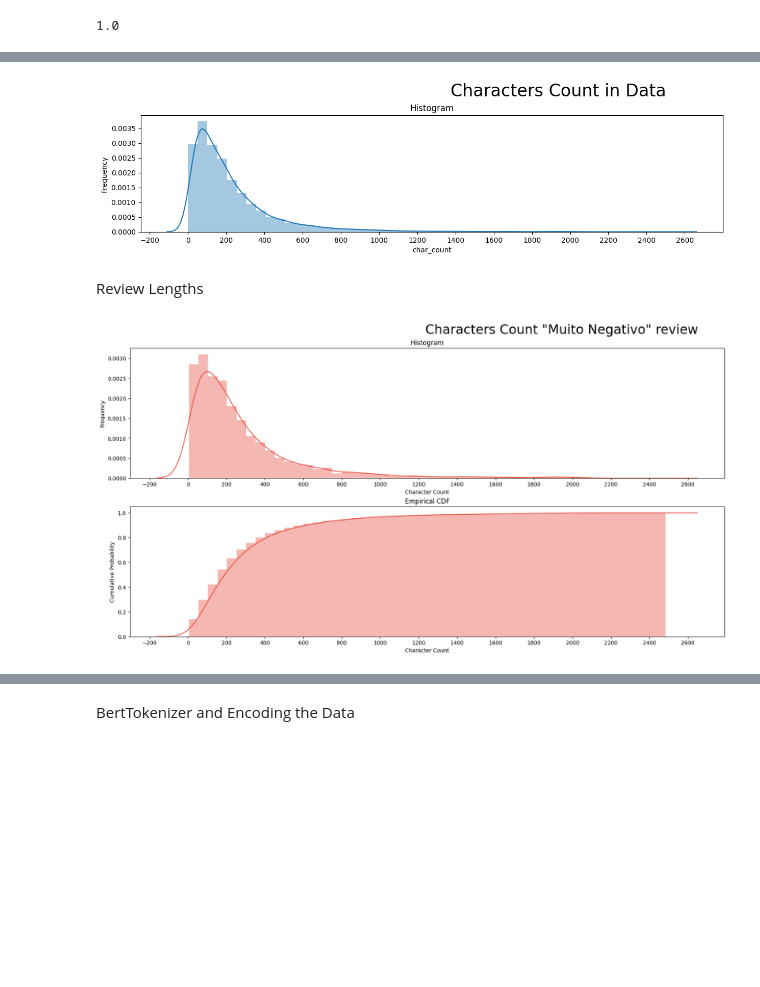
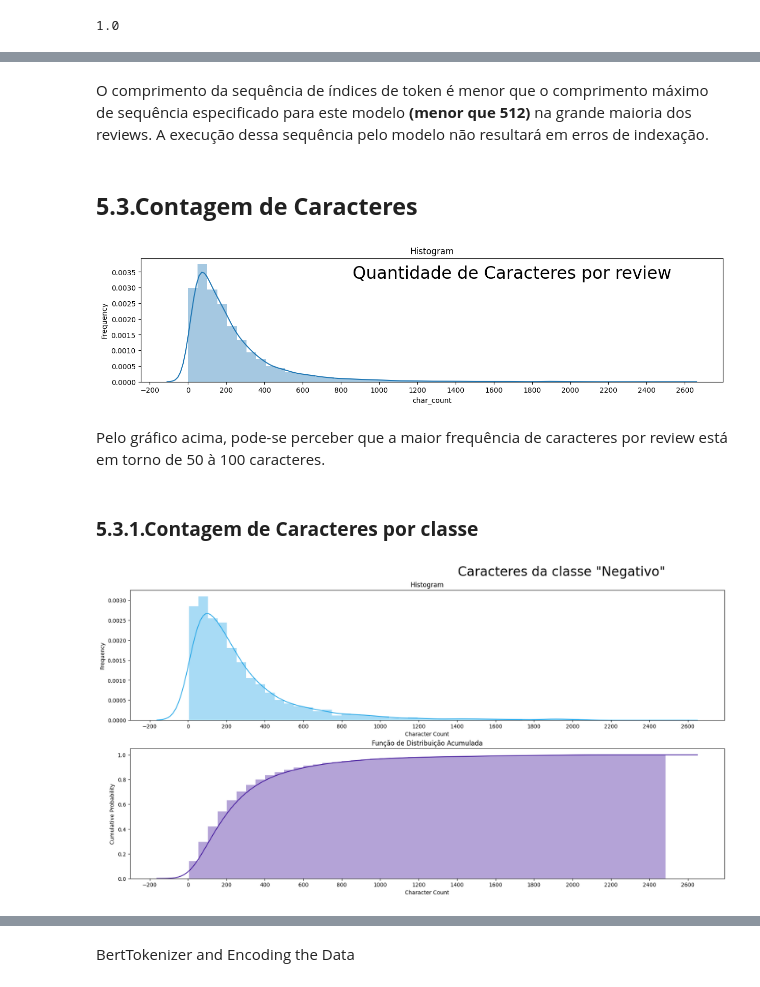
Before and after one commit to higordevellard/hotel_sentiment_analysis, a Jupyter notebook: NLP_Hotel_Reviews.ipynb, the cells around one changed output, grey strips where cells are left out. Cells and saved outputs as stored; diff of their text form; code cells hidden in the pictures; blank space fills up the shorter version.

```diff
--- a/NLP_Hotel_Reviews.ipynb
+++ b/NLP_Hotel_Reviews.ipynb
@@ -450 +471,5 @@ Characters Count in the Data
+# %% [markdown]
+O comprimento da sequência de índices de token é menor que o comprimento máximo de sequência especificado para este modelo **(menor que 512)** na grande maioria dos reviews. A execução dessa sequência pelo modelo não resultará em erros de indexação.
+# %% [markdown]
+## **5.3.Contagem de Caracteres**
 # %%
@@ -467,11 +492,31 @@ def plot_dist3(dataset_2, feature, title):
 
 
     plt.suptitle(f'{title}', fontsize=24)
-# %%
-plot_dist3(dataset_2, 'char_count',
-           'Characters Count in Data')
-# %% [output]
-[figure, removed]
-# %% [markdown]
-Review Lengths
+# %%
+# Contagem de caracteres para cada review
+dataset_2['char_count'] = dataset_2['review'].apply(lambda x: len(str(x)))
+
+
+def plot_dist3(dataset_2, feature, title):
+    fig = plt.figure(constrained_layout=True, figsize=(18, 8))
+    grid = gridspec.GridSpec(ncols=3, nrows=3, figure=fig)
+    ax1 = fig.add_subplot(grid[0, :2])
+    ax1.set_title('Histogram')
+    sns.distplot(dataset_2.loc[:, feature],
+                 hist=True,
+                 kde=True,
+                 ax=ax1,
+                 )
+    ax1.set(ylabel='Frequency')
+    ax1.xaxis.set_major_locator(MaxNLocator(nbins=20))
+
+    plt.suptitle(f'{title}', fontsize=24, x=0.45, y=0.95)  # Título centralizado
+
+plot_dist3(dataset_2, 'char_count', 'Quantidade de Caracteres por review')
+# %% [output]
+[figure, added]
+# %% [markdown]
+Pelo gráfico acima, pode-se perceber que a maior frequência de caracteres por review está em torno de 50 à 100 caracteres.
+# %% [markdown]
+### **5.3.1.Contagem de Caracteres por classe**
 # %%
@@ -514,6 +559,6 @@ def plot_dist3(dataset_2, feature, title):
     plt.suptitle(f'{title}', fontsize=24)
 # %%
 plot_dist3(dataset_2[dataset_2['review_classification'] == 0], 'Character Count',
-           'Characters Count "Muito Negativo" review')
+           'Caracteres da classe "Negativo"')
 # %% [output]
-[figure, old version]
+[figure, new version]
```
Also changed, not shown: parts of 63 cells of this notebook.
